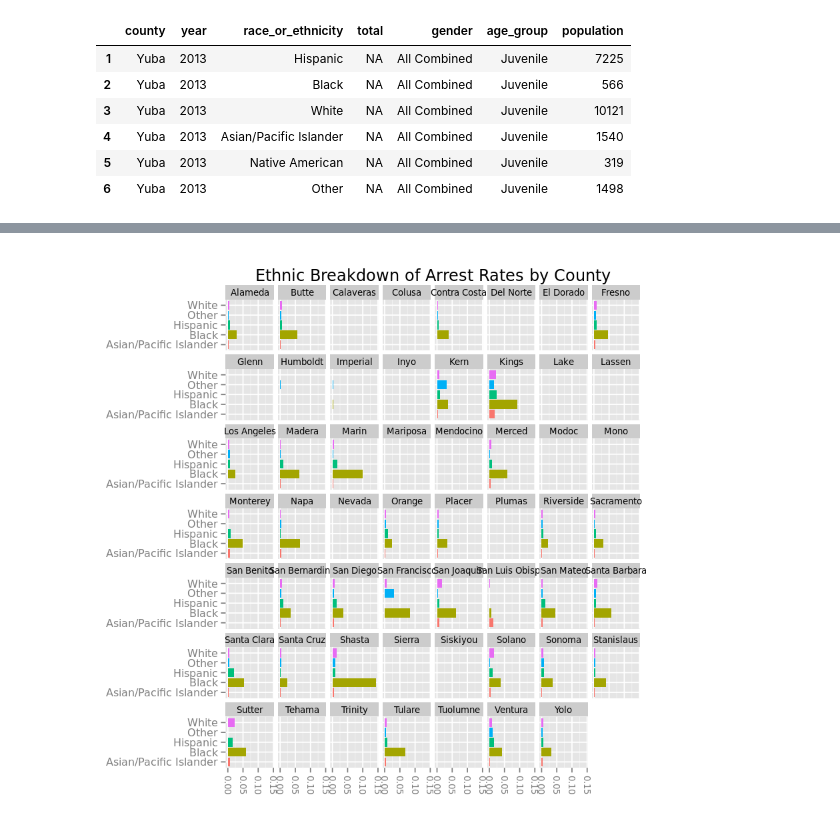
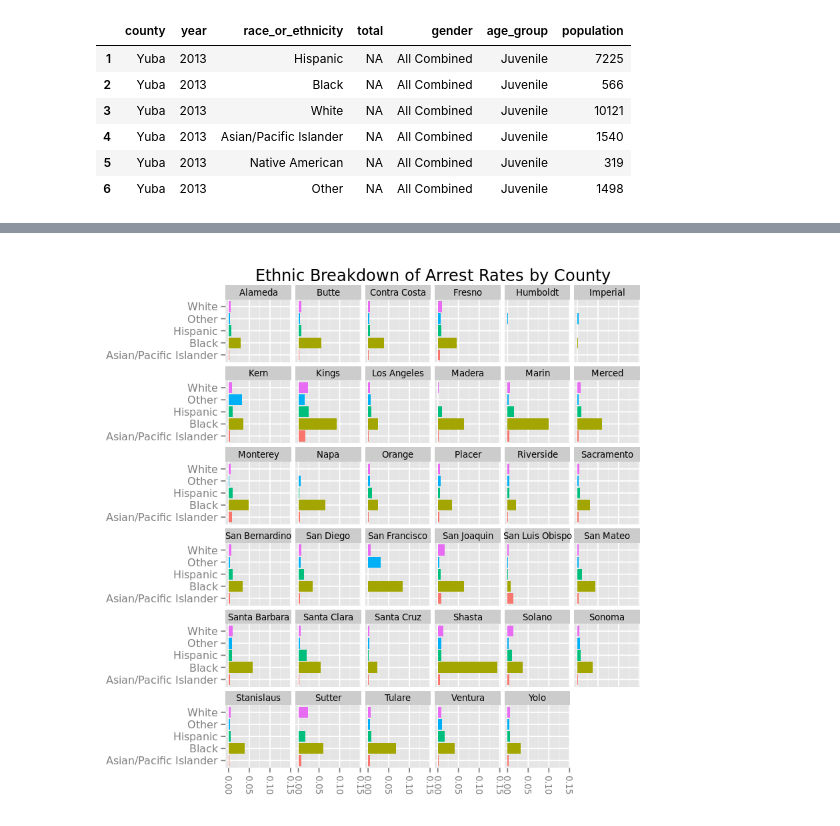
Before and after one commit to sfbrigade/data-science-wg, a Jupyter notebook: projects-in-this-repo/CA_DOJ_OpenJustice/OpenJustice_explore_ethnic_jv.ipynb, the cells around one changed output, grey strips where cells are left out. Saved outputs shown, nothing was run; the diff lists cells and outputs as text; code cells hidden in the pictures.

Commit message:
Addressed distribution problem. Stats good now. :)
Github-viewable. 'Will port to Rmd and extend to other ethnic groups
later.

```diff
--- a/projects-in-this-repo/CA_DOJ_OpenJustice/OpenJustice_explore_ethnic_jv.ipynb
+++ b/projects-in-this-repo/CA_DOJ_OpenJustice/OpenJustice_explore_ethnic_jv.ipynb
@@ -221,6 +222,10 @@ tail(dat_joined[!(dat_joined$county %in% "Alpine" | dat_joined$county %in% "Amad
 dat_joined <- dat_joined[!(dat_joined$county %in% "Alpine" |
                            dat_joined$county %in% "Amador" |
                            dat_joined$county %in% "Yuba"),]
+
+#### !! Some counties are reporting only "NA"s in their totals per ethnic group. :-\
+## Let's remove those from our analysis.
+dat_joined <- dat_joined[!is.na(dat_joined$total),]
 
 ## Let's zero out any remaining NAs in the 'total' columns.
 dat_joined$total[is.na(dat_joined$total)] <- 0
@@ -242,4 +245,4 @@ Warning message:
-[figure, old version]
+[figure, new version]
 # %%
 ## Add a column just for arrest rate by ethnic population per county.
 dat_joined$eth_arrest_rate <- round((dat_joined$total)/(dat_joined$population),5)
```
Also changed, not shown: parts of 8 cells of this notebook.
